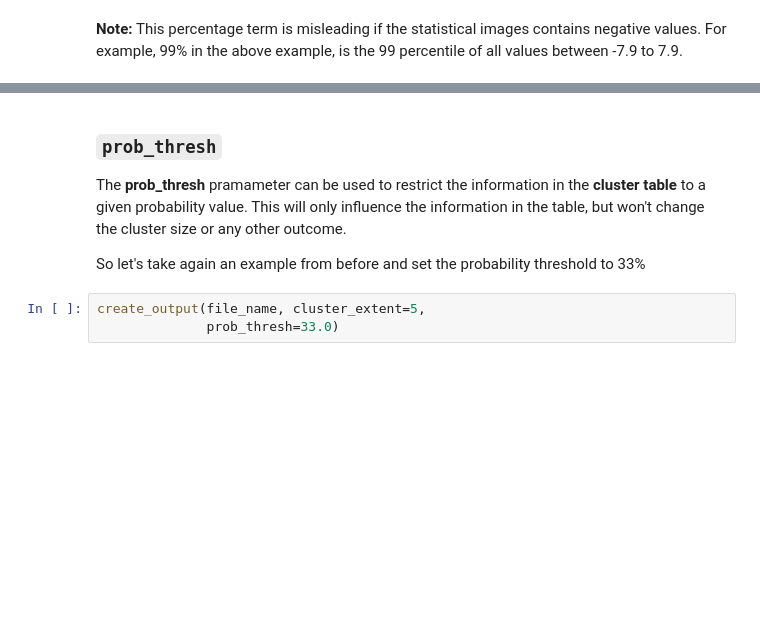
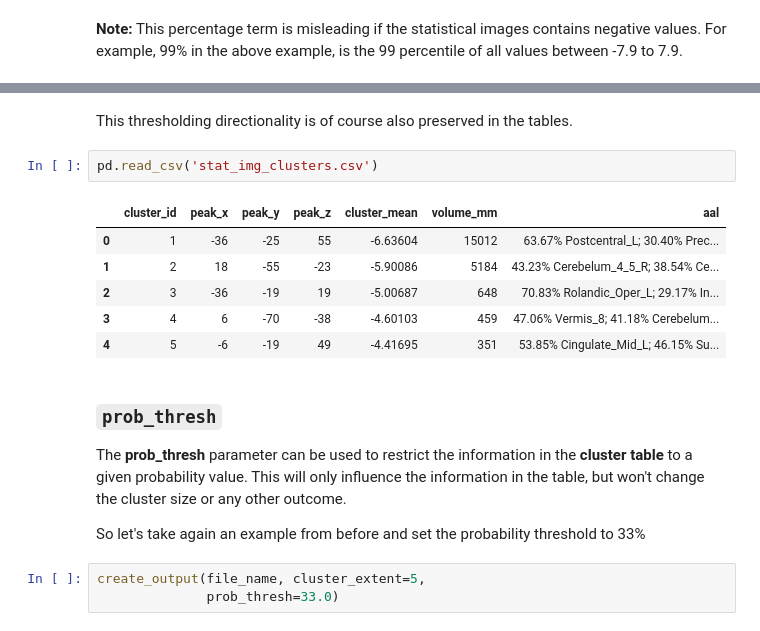
Before and after one commit to miykael/atlasreader, a Jupyter notebook: notebooks/atlasreader.ipynb, the cells around one changed output, grey strips where cells are left out. Drawn from its saved outputs; the diff is of its cells as text; blank space fills up the shorter version.

```diff
--- a/notebooks/atlasreader.ipynb
+++ b/notebooks/atlasreader.ipynb
@@ -253,7 +281,18 @@ pd.read_csv('stat_img_clusters.csv')
+# %% [markdown]
+This thresholding directionality is of course also preserved in the tables.
+# %%
+pd.read_csv('stat_img_clusters.csv')
+# %% [output]
+|  | cluster_id | peak_x | peak_y | peak_z | cluster_mean | volume_mm | aal |
+| 0 | 1 | -36 | -25 | 55 | -6.63604 | 15012 | 63.67% Postcentral_L; 30.40% Prec... |
+| 1 | 2 | 18 | -55 | -23 | -5.90086 | 5184 | 43.23% Cerebelum_4_5_R; 38.54% Ce... |
+| 2 | 3 | -36 | -19 | 19 | -5.00687 | 648 | 70.83% Rolandic_Oper_L; 29.17% In... |
+| 3 | 4 | 6 | -70 | -38 | -4.60103 | 459 | 47.06% Vermis_8; 41.18% Cerebelum... |
+| 4 | 5 | -6 | -19 | 49 | -4.41695 | 351 | 53.85% Cingulate_Mid_L; 46.15% Su... |
 # %% [markdown]
 ### `prob_thresh`
 
-The **prob_thresh** pramameter can be used to restrict the information in the **cluster table** to a given probability value. This will only influence the information in the table, but won't change the cluster size or any other outcome.
+The **prob_thresh** parameter can be used to restrict the information in the **cluster table** to a given probability value. This will only influence the information in the table, but won't change the cluster size or any other outcome.
 
 So let's take again an example from before and set the probability threshold to 33%
 # %%
```
Also changed, not shown: parts of 10 cells of this notebook, 5 other files.
